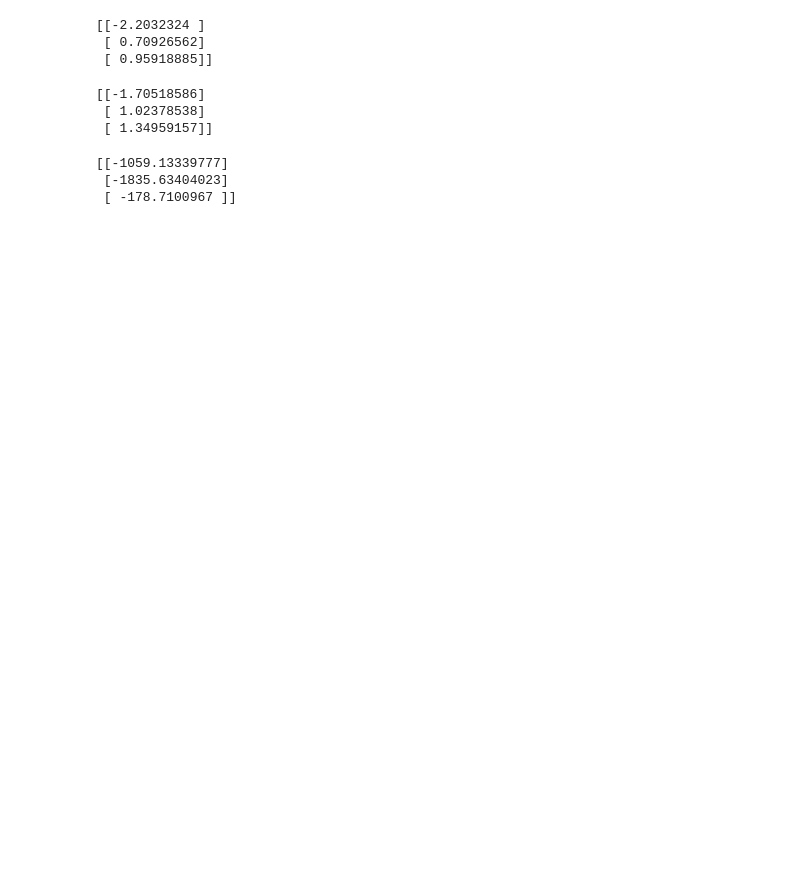
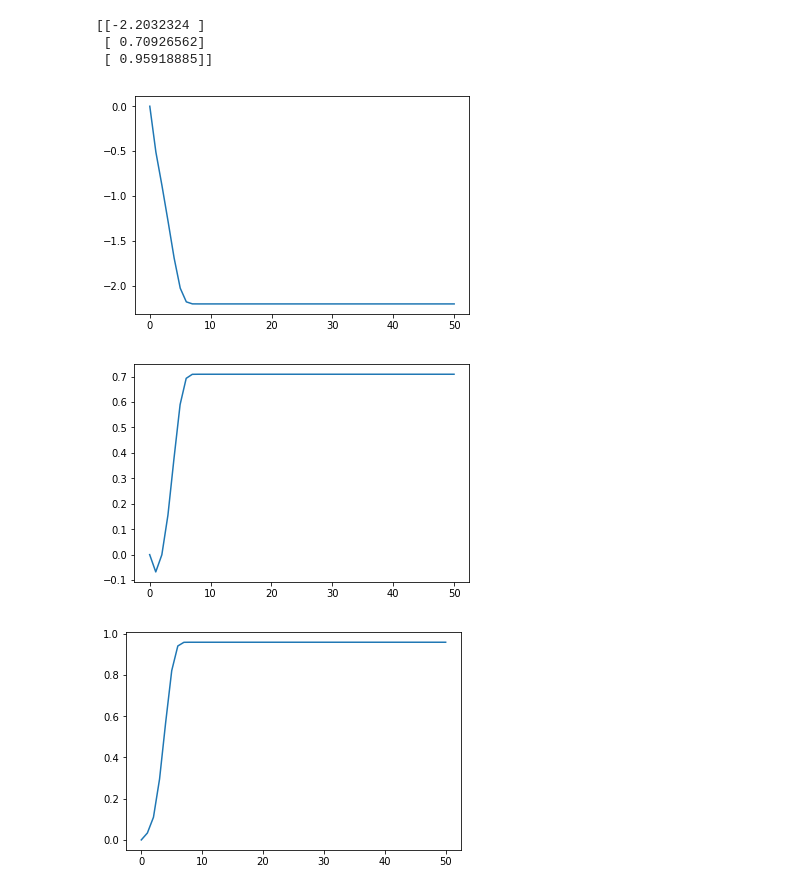
Before and after one commit to YoucefZemmouri/Graphical_Model_HMK1, a Jupyter notebook: Logistic_Regression.ipynb, the cells around one changed output. Drawn from its saved outputs; the diff is of its cells as text; code cells hidden in the pictures; blank space fills up the shorter version.

Commit message:
convergence graphs

```diff
--- a/Logistic_Regression.ipynb
+++ b/Logistic_Regression.ipynb
@@ -15,18 +16,24 @@ def diag_nu(vector):
     return np.diag(temp[:,0])
 
 def logistic_regression(X, y, max_iter):
+    result = np.ones([max_iter+1,4])
     w = np.zeros([3,1])
+    result[0][0] = 0
+    result[0][1] = w[0]
+    result[0][2] = w[1]
+    result[0][3] = w[2]
     for i in range(max_iter):
+        result[i+1][0] = i+1
         d_nu = diag_nu(X.dot(w))
         v_nu = nu(X.dot(w))
-        temp = inv(X.transpose().dot(d_nu).dot(X))
-        temp1 = temp.dot(X.transpose())
-        y_nu = y-v_nu
-        w_ = temp1.dot(y_nu)
-        #w_ = inv(X.transpose().dot(d_nu).dot(X)).dot(X.transpose()).dot(y-v_nu)
+        w_ = inv(X.transpose().dot(d_nu).dot(X)).dot(X.transpose()).dot(y-v_nu)
         w_ = w_.reshape(3,1)
         w = w + w_
+        result[i+1][1] = w[0]
+        result[i+1][2] = w[1]
+        result[i+1][3] = w[2]
     print(w)
+    return result
 # %%
 #Load classificationA.train
 classificationA_train = np.array(pd.read_csv("classificationA.train", header=None, sep  = "\t"))
@@ -48,21 +55,20 @@ classificationC_train_Y = np.copy(classificationC_train[:,2])
 classificationC_train_Y = classificationC_train_Y.reshape(classificationC_train_Y.shape[0],1)
 classificationC_train_X = np.copy(classificationC_train)
 classificationC_train_X[:,2] = 1
-# %%
-logistic_regression(classificationC_train_X,classificationC_train_Y,50)
-# %% [output]
-[[-2.2032324 ]
- [ 0.70926562]
- [ 0.95918885]]
-# %%
-logistic_regression(classificationB_train_X,classificationB_train_Y,50)
-# %% [output]
-[[-1.70518586]
- [ 1.02378538]
- [ 1.34959157]]
-# %%
-logistic_regression(classificationA_train_X,classificationA_train_Y,50)
-# %% [output]
-[[-1059.13339777]
- [-1835.63404023]
- [ -178.7100967 ]]
+# %%
+result = logistic_regression(classificationC_train_X,classificationC_train_Y,50)
+plt.plot(result[:,0],result[:,1])
+plt.show()
+
+plt.plot(result[:,0],result[:,2])
+plt.show()
+
+plt.plot(result[:,0],result[:,3])
+plt.show()
+# %% [output]
+[[-2.2032324 ]
+ [ 0.70926562]
+ [ 0.95918885]]
+[figure, added]
+[figure, added]
+[figure, added]
```
Also changed, not shown: parts of 3 cells of this notebook, 1 other file.
